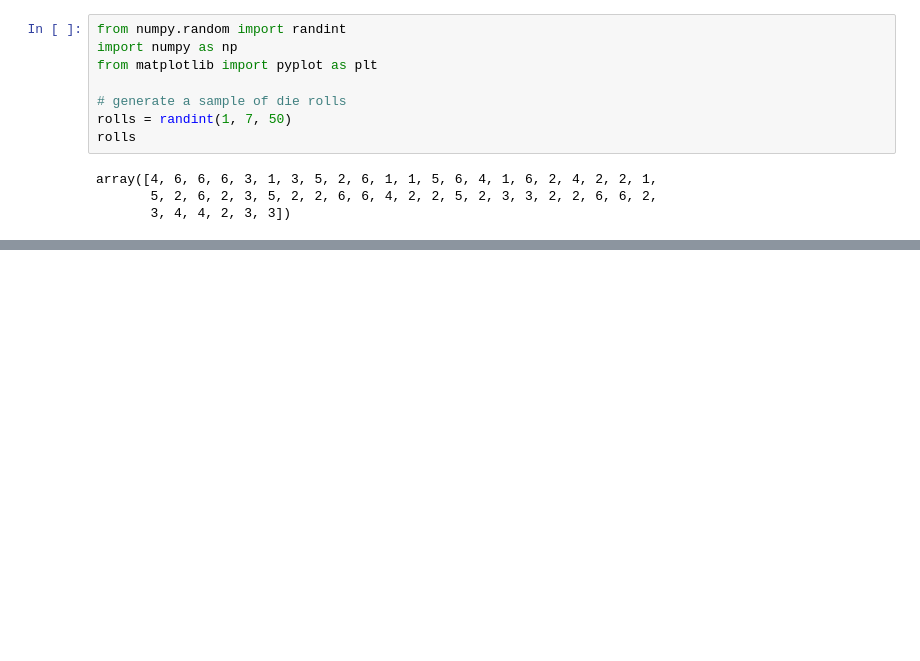
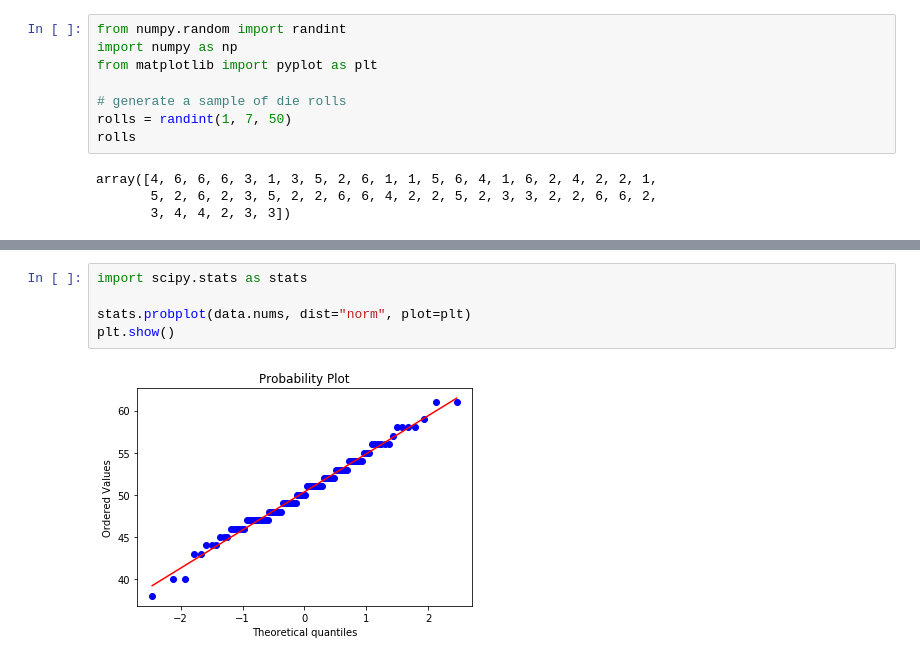
Before and after one commit to davideliason/DM4BA_Personal_Practice, a Jupyter notebook: Pandas_DataAnalysis.ipynb, the cells around one changed output, grey strips where cells are left out. Drawn from its saved outputs; the diff is of its cells as text; blank space fills up the shorter version.

```diff
--- a/Pandas_DataAnalysis.ipynb
+++ b/Pandas_DataAnalysis.ipynb
@@ -1460,0 +1588,7 @@ array([4, 6, 6, 6, 3, 1, 3, 5, 2, 6, 1, 1, 5, 6, 4, 1, 6, 2, 4, 2, 2, 1,
+# %%
+import scipy.stats as stats
+
+stats.probplot(data.nums, dist="norm", plot=plt)
+plt.show()
+# %% [output]
+[figure, added]
```
Also changed, not shown: parts of 40 cells of this notebook.
